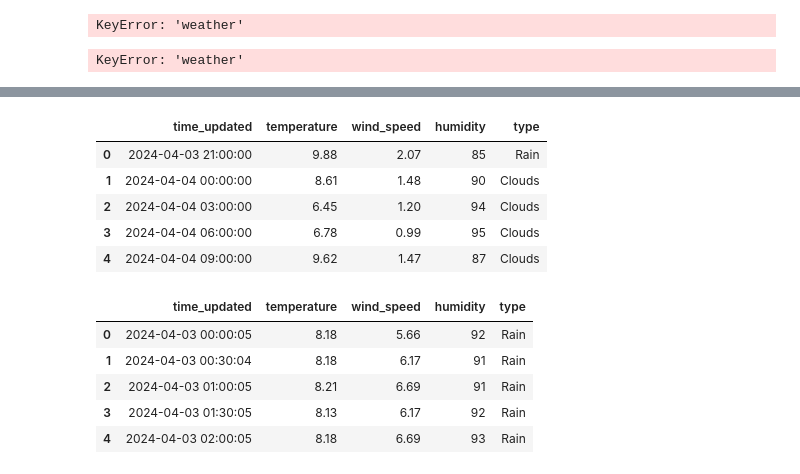
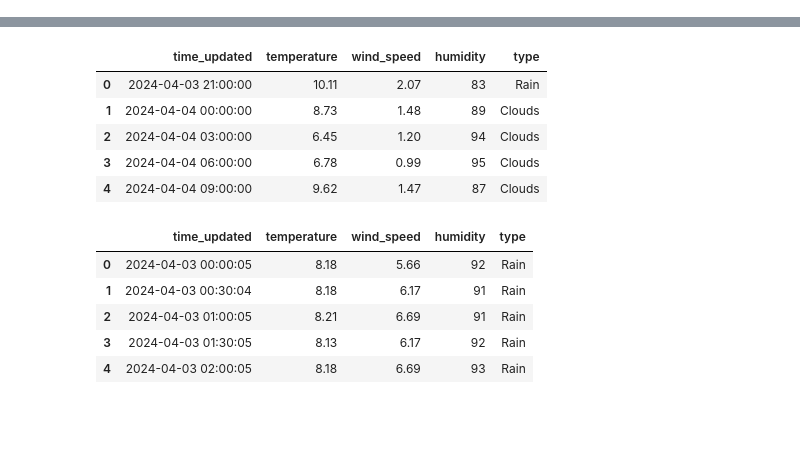
Before and after one commit to TadghPurcell/On-Your-Bike, a Jupyter notebook: ML_models/station_prediction.ipynb, the cells around one changed output, grey strips where cells are left out. Saved outputs shown, nothing was run; the diff lists cells and outputs as text; code cells hidden in the pictures; blank space fills up the shorter version.

```diff
--- a/ML_models/station_prediction.ipynb
+++ b/ML_models/station_prediction.ipynb
@@ -105,12 +122,11 @@ weather_historical_df = pd.DataFrame(
     [row.__dict__ for row in weather_historical])
 weather_historical_df = weather_historical_df[[
     'time_updated', 'temperature', 'wind_speed', 'humidity', 'type']]
-# %%
-for i in predicted_weather_df['weather'][0]:
-    print(i)
-# %% [output]
-KeyError: 'weather'
-# %%
-predicted_weather_df['weather'][10]
-# %% [output]
-KeyError: 'weather'
+# %%
+weather_preditive = session.query(WeatherPredictive).all()
+weather_predictive_df = pd.DataFrame([row.__dict__ for row in weather_preditive])
+weather_predictive_df['type'] = weather_predictive_df['weather_type']
+weather_predictive_df = weather_predictive_df[[
+    'time_updated', 'temperature', 'wind_speed', 'humidity', 'type']]
+weather_predictive_df.head()
+# %% [output]
@@ -117,30 +136,29 @@ KeyError: 'weather'
+|  | time_updated | temperature | wind_speed | humidity | type |
+| 0 | 2024-04-03 21:00:00 | 10.11 | 2.07 | 83 | Rain |
+| 1 | 2024-04-04 00:00:00 | 8.73 | 1.48 | 89 | Clouds |
+| 2 | 2024-04-04 03:00:00 | 6.45 | 1.20 | 94 | Clouds |
+| 3 | 2024-04-04 06:00:00 | 6.78 | 0.99 | 95 | Clouds |
+| 4 | 2024-04-04 09:00:00 | 9.62 | 1.47 | 87 | Clouds |
 # %%
 station_id = 2
 
 # use pd.DataFrame because data is already an object
-predicted_weather_df = pd.DataFrame(weather_info['list'])
-predicted_weather_df['temperature'] = [row['main']['temp'] for row in weather_info['list']]
-predicted_weather_df['humidity'] = [row['main']['humidity'] for row in weather_info['list']]
-predicted_weather_df['wind_speed'] = [row['wind']['speed'] for row in weather_info['list']]
-predicted_weather_df['type'] = [row['weather'][0]['main']
-                                    for row in weather_info['list']]
-predicted_weather_df['time_updated'] = pd.to_datetime(predicted_weather_df['dt_txt'])
+# predicted_weather_df = pd.DataFrame(weather_info['list'])
+# predicted_weather_df['temperature'] = [row['main']['temp'] for row in weather_info['list']]
+# predicted_weather_df['humidity'] = [row['main']['humidity'] for row in weather_info['list']]
+# predicted_weather_df['wind_speed'] = [row['wind']['speed'] for row in weather_info['list']]
+# predicted_weather_df['type'] = [row['weather'][0]['main']
+#                                     for row in weather_info['list']]
+# predicted_weather_df['time_updated'] = pd.to_datetime(predicted_weather_df['dt_txt'])
 
-predicted_weather_df['humidity'] = predicted_weather_df['humidity'].astype('int64')
+# predicted_weather_df['humidity'] = predicted_weather_df['humidity'].astype('int64')
 
-# Convert temperature and wind_speed to float64
-predicted_weather_df['temperature'] = predicted_weather_df['temperature'].astype('float64')
-predicted_weather_df['wind_speed'] = predicted_weather_df['wind_speed'].astype('float64')
+# # Convert temperature and wind_speed to float64
+# predicted_weather_df['temperature'] = predicted_weather_df['temperature'].astype('float64')
+# predicted_weather_df['wind_speed'] = predicted_weather_df['wind_speed'].astype('float64')
 
 
-predicted_weather_df = predicted_weather_df[['time_updated', 'temperature', 'wind_speed', 'humidity', 'type']]
+# predicted_weather_df = predicted_weather_df[['time_updated', 'temperature', 'wind_speed', 'humidity', 'type']]
 
-predicted_weather_df.head()
+# predicted_weather_df.head()
-# %% [output]
-|  | time_updated | temperature | wind_speed | humidity | type |
-| 0 | 2024-04-03 21:00:00 | 9.88 | 2.07 | 85 | Rain |
-| 1 | 2024-04-04 00:00:00 | 8.61 | 1.48 | 90 | Clouds |
-| 2 | 2024-04-04 03:00:00 | 6.45 | 1.20 | 94 | Clouds |
-| 3 | 2024-04-04 06:00:00 | 6.78 | 0.99 | 95 | Clouds |
-| 4 | 2024-04-04 09:00:00 | 9.62 | 1.47 | 87 | Clouds |
 # %%
```
Also changed, not shown: parts of 10 cells of this notebook, 2 other files.
